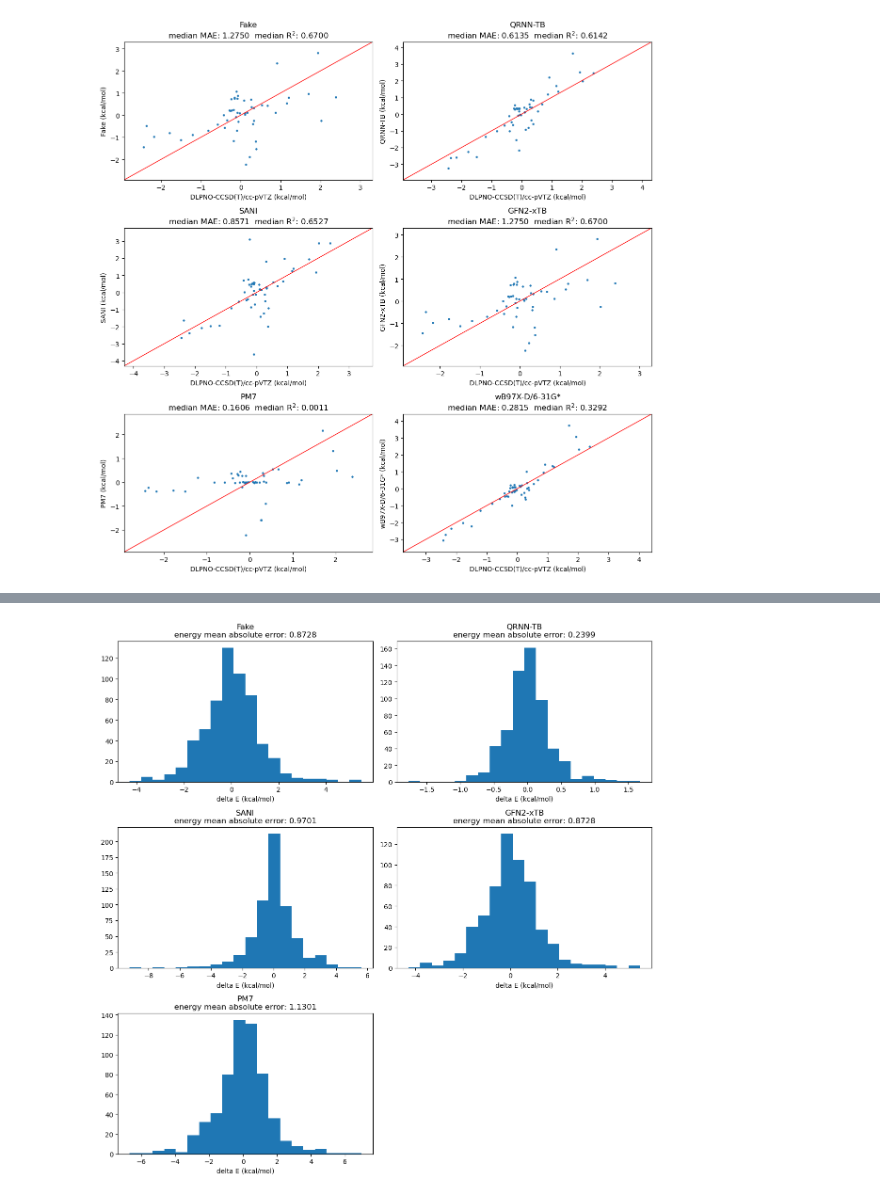
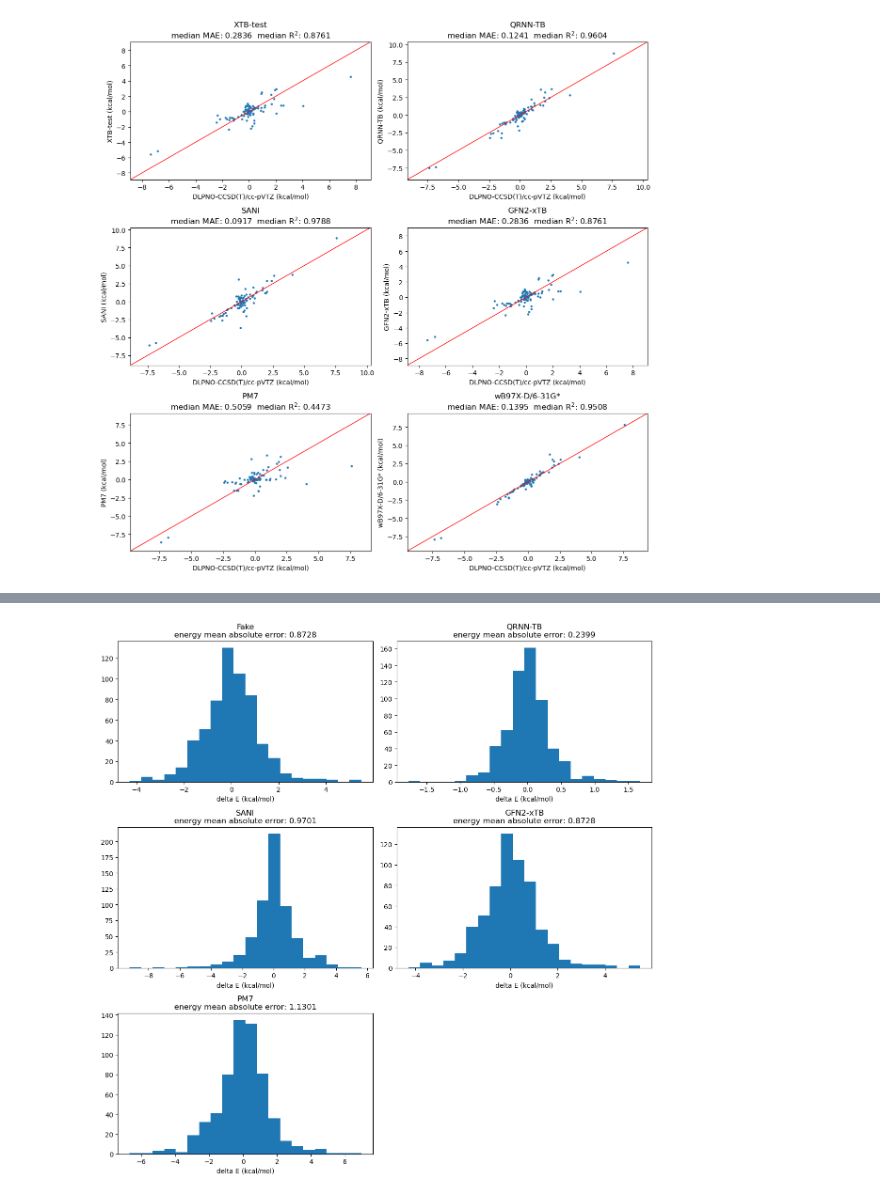
Before and after one commit to WangXinyan940/schrodinger-nnp-benchmark, a Jupyter notebook: test.ipynb, the cells around one changed output, grey strips where cells are left out. Saved outputs shown, nothing was run; the diff lists cells and outputs as text; code cells hidden in the pictures.

Commit message:
Add parallel infer method

```diff
--- a/test.ipynb
+++ b/test.ipynb
@@ -19,12 +23,12 @@ class FakeCalc(Calculator):
 # %%
 calc = XTB(method="GFN2-xTB")
 hutchison = Hutchison()
-hutchison.tasks = hutchison.tasks[:50]
-hutchison.inference("Fake", calc)
+hutchison.tasks = hutchison.tasks[:100]
+hutchison.inference("XTB-test", calc, parallel=True)
 
-hutchison.analyse(methods=["Fake", "QRNN-TB", "SANI", "GFN2-xTB", "PM7", "wB97X-D/6-31G*"])
+hutchison.analyse(methods=["XTB-test", "QRNN-TB", "SANI", "GFN2-xTB", "PM7", "wB97X-D/6-31G*"])
 # %% [output]
-[figure, old version]
+[figure, new version]
 # %%
 calc = XTB(method="GFN2-xTB")
 ionic_conf = IonicConformer()
```
Also changed, not shown: parts of 1 cell of this notebook, 5 other files.
